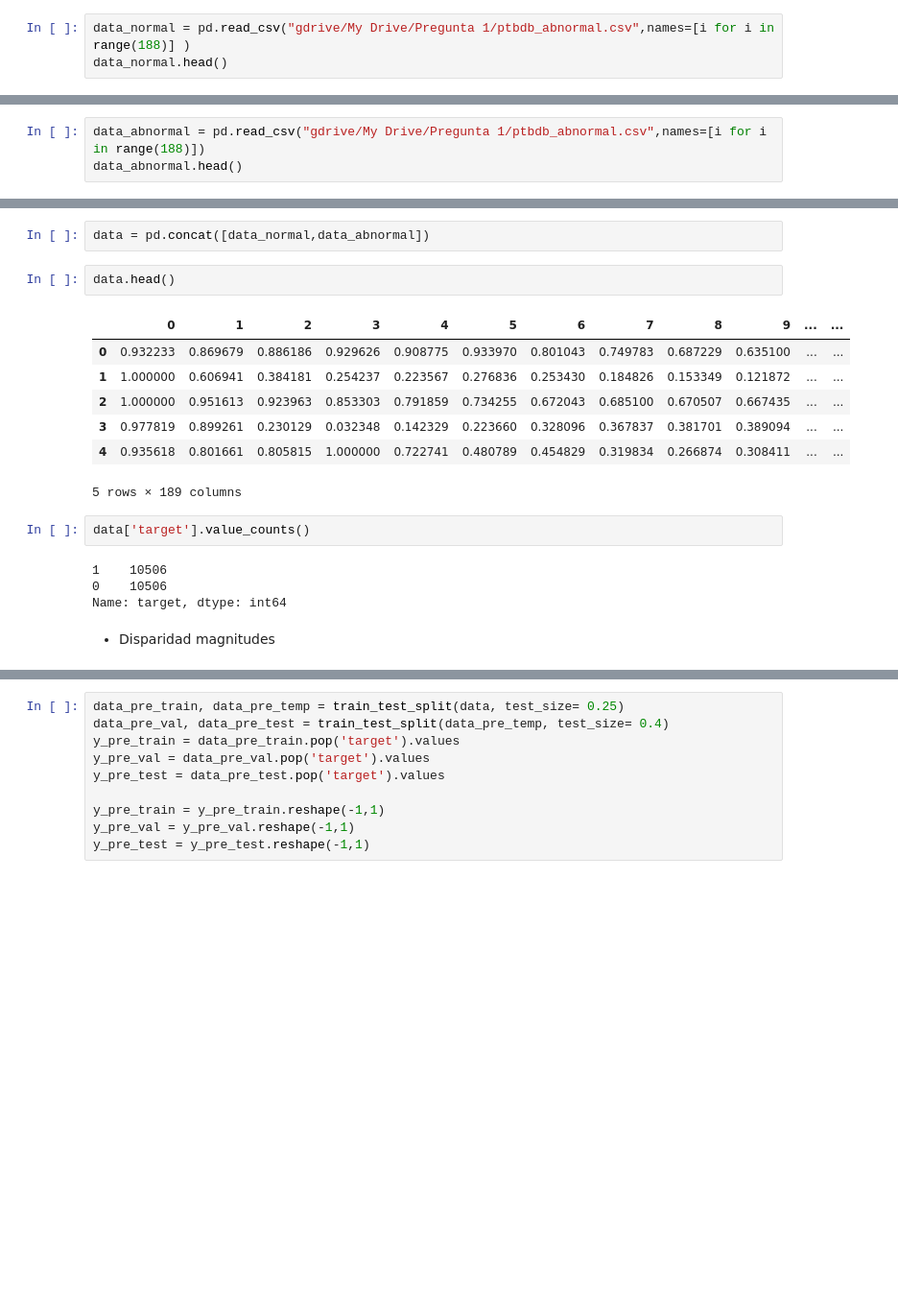
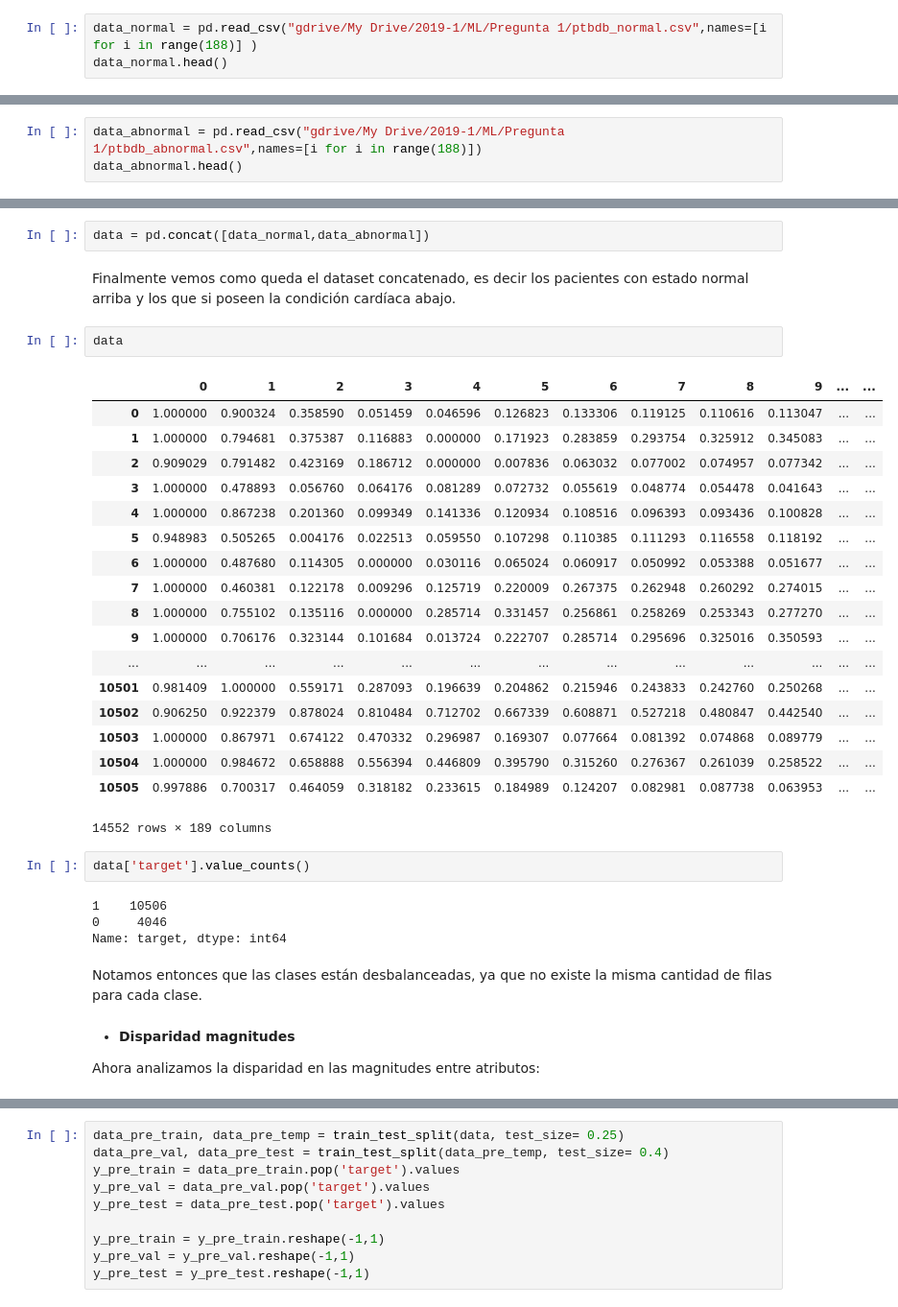
Before and after one commit to rigonzal/ML-2019-1, a Jupyter notebook: Tarea1/Pregunta3.ipynb, the cells around one changed output, grey strips where cells are left out. Shown: that part at 96% size. Saved outputs shown, nothing was run; the diff lists cells and outputs as text; blank space fills up the shorter version.

```diff
--- a/Tarea1/Pregunta3.ipynb
+++ b/Tarea1/Pregunta3.ipynb
@@ -43,5 +51,5 @@ mv: target 'gdrive/My Drive/2019-1/ML/Pregunta 1/' is not a directory
 # %%
-data_normal = pd.read_csv("gdrive/My Drive/Pregunta 1/ptbdb_abnormal.csv",names=[i for i in range(188)] )
+data_normal = pd.read_csv("gdrive/My Drive/2019-1/ML/Pregunta 1/ptbdb_normal.csv",names=[i for i in range(188)] )
 data_normal.head()
 # %% [output]
 |  | 0 | 1 | 2 | 3 | 4 | 5 | 6 | 7 | 8 | 9 | ... | ... |
@@ -53,6 +61,6 @@ data_normal.head()
 5 rows × 188 columns
 # %%
-data_abnormal = pd.read_csv("gdrive/My Drive/Pregunta 1/ptbdb_abnormal.csv",names=[i for i in range(188)])
+data_abnormal = pd.read_csv("gdrive/My Drive/2019-1/ML/Pregunta 1/ptbdb_abnormal.csv",names=[i for i in range(188)])
 data_abnormal.head()
 # %% [output]
 |  | 0 | 1 | 2 | 3 | 4 | 5 | 6 | 7 | 8 | 9 | ... | ... |
@@ -69,24 +77,41 @@ data_normal['target'] = 0
 data_abnormal['target'] = 1
 # %%
 data = pd.concat([data_normal,data_abnormal])
+# %% [markdown]
+Finalmente vemos como queda el dataset concatenado, es decir los pacientes con estado normal arriba y los que si poseen la condición cardíaca abajo.
 # %%
-data.head()
+data
 # %% [output]
 |  | 0 | 1 | 2 | 3 | 4 | 5 | 6 | 7 | 8 | 9 | ... | ... |
-| 0 | 0.932233 | 0.869679 | 0.886186 | 0.929626 | 0.908775 | 0.933970 | 0.801043 | 0.749783 | 0.687229 | 0.635100 | ... | ... |
-| 1 | 1.000000 | 0.606941 | 0.384181 | 0.254237 | 0.223567 | 0.276836 | 0.253430 | 0.184826 | 0.153349 | 0.121872 | ... | ... |
-| 2 | 1.000000 | 0.951613 | 0.923963 | 0.853303 | 0.791859 | 0.734255 | 0.672043 | 0.685100 | 0.670507 | 0.667435 | ... | ... |
-| 3 | 0.977819 | 0.899261 | 0.230129 | 0.032348 | 0.142329 | 0.223660 | 0.328096 | 0.367837 | 0.381701 | 0.389094 | ... | ... |
-| 4 | 0.935618 | 0.801661 | 0.805815 | 1.000000 | 0.722741 | 0.480789 | 0.454829 | 0.319834 | 0.266874 | 0.308411 | ... | ... |
+| 0 | 1.000000 | 0.900324 | 0.358590 | 0.051459 | 0.046596 | 0.126823 | 0.133306 | 0.119125 | 0.110616 | 0.113047 | ... | ... |
+| 1 | 1.000000 | 0.794681 | 0.375387 | 0.116883 | 0.000000 | 0.171923 | 0.283859 | 0.293754 | 0.325912 | 0.345083 | ... | ... |
+| 2 | 0.909029 | 0.791482 | 0.423169 | 0.186712 | 0.000000 | 0.007836 | 0.063032 | 0.077002 | 0.074957 | 0.077342 | ... | ... |
+| 3 | 1.000000 | 0.478893 | 0.056760 | 0.064176 | 0.081289 | 0.072732 | 0.055619 | 0.048774 | 0.054478 | 0.041643 | ... | ... |
+| 4 | 1.000000 | 0.867238 | 0.201360 | 0.099349 | 0.141336 | 0.120934 | 0.108516 | 0.096393 | 0.093436 | 0.100828 | ... | ... |
+| 5 | 0.948983 | 0.505265 | 0.004176 | 0.022513 | 0.059550 | 0.107298 | 0.110385 | 0.111293 | 0.116558 | 0.118192 | ... | ... |
+| 6 | 1.000000 | 0.487680 | 0.114305 | 0.000000 | 0.030116 | 0.065024 | 0.060917 | 0.050992 | 0.053388 | 0.051677 | ... | ... |
+| 7 | 1.000000 | 0.460381 | 0.122178 | 0.009296 | 0.125719 | 0.220009 | 0.267375 | 0.262948 | 0.260292 | 0.274015 | ... | ... |
+| 8 | 1.000000 | 0.755102 | 0.135116 | 0.000000 | 0.285714 | 0.331457 | 0.256861 | 0.258269 | 0.253343 | 0.277270 | ... | ... |
+| 9 | 1.000000 | 0.706176 | 0.323144 | 0.101684 | 0.013724 | 0.222707 | 0.285714 | 0.295696 | 0.325016 | 0.350593 | ... | ... |
+| ... | ... | ... | ... | ... | ... | ... | ... | ... | ... | ... | ... | ... |
+| 10501 | 0.981409 | 1.000000 | 0.559171 | 0.287093 | 0.196639 | 0.204862 | 0.215946 | 0.243833 | 0.242760 | 0.250268 | ... | ... |
+| 10502 | 0.906250 | 0.922379 | 0.878024 | 0.810484 | 0.712702 | 0.667339 | 0.608871 | 0.527218 | 0.480847 | 0.442540 | ... | ... |
+| 10503 | 1.000000 | 0.867971 | 0.674122 | 0.470332 | 0.296987 | 0.169307 | 0.077664 | 0.081392 | 0.074868 | 0.089779 | ... | ... |
+| 10504 | 1.000000 | 0.984672 | 0.658888 | 0.556394 | 0.446809 | 0.395790 | 0.315260 | 0.276367 | 0.261039 | 0.258522 | ... | ... |
+| 10505 | 0.997886 | 0.700317 | 0.464059 | 0.318182 | 0.233615 | 0.184989 | 0.124207 | 0.082981 | 0.087738 | 0.063953 | ... | ... |
-5 rows × 189 columns
+14552 rows × 189 columns
 # %%
 data['target'].value_counts()
 # %% [output]
 1    10506
-0    10506
+0     4046
 Name: target, dtype: int64
-# %% [markdown]
-* Disparidad magnitudes
+# %% [markdown]
+Notamos entonces que las clases están desbalanceadas, ya que no existe la misma cantidad de filas para cada clase.
+# %% [markdown]
+* **Disparidad magnitudes**
+
+Ahora analizamos la disparidad en las magnitudes entre atributos:
 # %%
 plt.title('Media y Variación estandar por atributo')
 _=plt.plot(data.std().values,label='Std')
```
Also changed, not shown: parts of 27 cells of this notebook.
